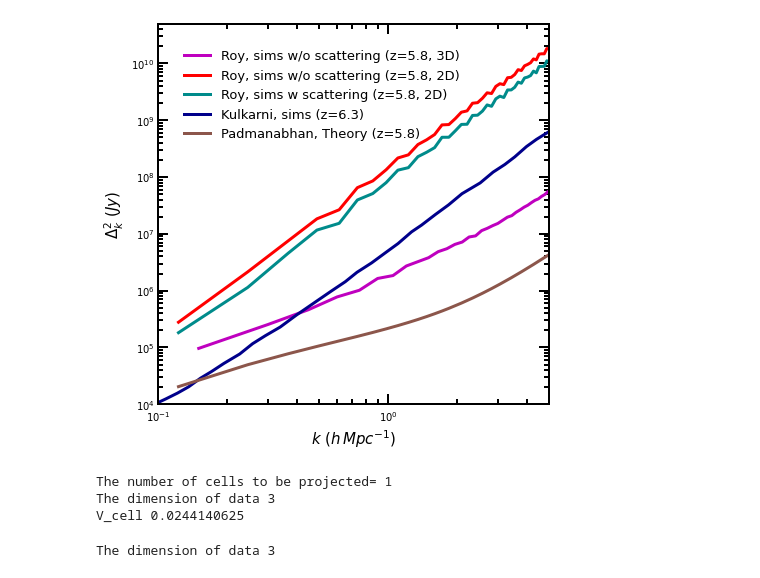
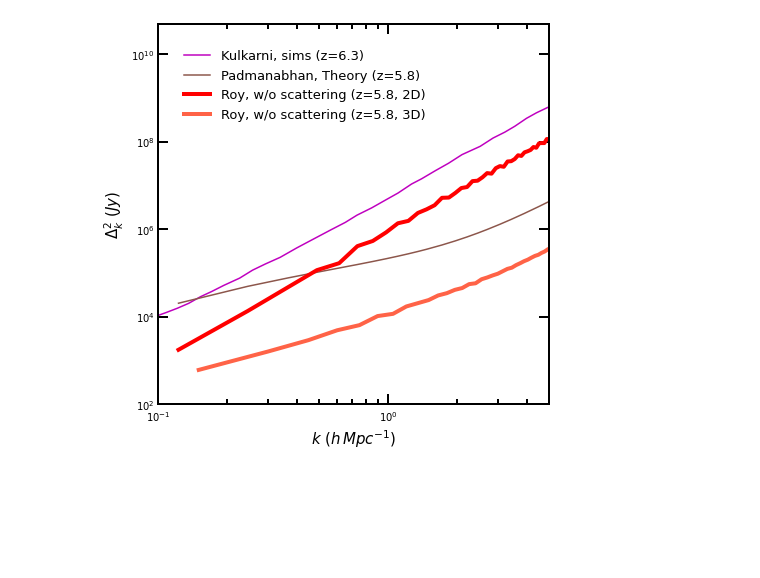
Before and after one commit to Anirbancosmo/Limpy, a Jupyter notebook: notebook/powerspectra.ipynb, the cells around one changed output. Drawn from its saved outputs; the diff is of its cells as text; code cells hidden in the pictures; blank space fills up the shorter version.

```diff
--- a/notebook/powerspectra.ipynb
+++ b/notebook/powerspectra.ipynb
@@ -72,7 +129,7 @@ dk_sims=((k_ns)**3*(pk_ns))/(2*np.pi**2)
 # %%
 print("making the luminsoity grid")
 gi=ll.calc_intensity_3d(boxsize, ngrid, halo_file,halo_redshift, line_name='CII',\
-                        halo_cutoff_mass=1e11, use_scatter=True,halocat_file_type='dat', unit='mpc')
+                        halo_cutoff_mass=1e11, use_scatter=False,halocat_file_type='dat', unit='mpc')
 
 k_s, pk_s= utils.powerspectra_2d(gi, boxsize, ngrid, project_length=0.10, volume_normalization=False)
 
@@ -87,6 +141,23 @@ V_cell 0.0244140625
 # %%
-k=k_s
-pk_theory=lt.Pk_line(k,5.8,line_name=line_name,label='total',pk_unit='intensity')
-dk_theory=k**3*pk_theory/(2*np.pi**2)
+
+pk_theory=lt.Pk_line(k_s,5.8,line_name=line_name,label='total',pk_unit='intensity')
+dk_theory=k_s**3*pk_theory/(2*np.pi**2)
 # %%
 kkul, dkkul=np.loadtxt("/Users/anirbanroy/Downloads/CII_kulkarni_z6.3.dat", unpack=True)
+# %%
+k=[]
+pk=[]
+for i in range(30):
+    print("doing for loop no", i)
+
+    #print("making the luminsoity grid")
+    gi=ll.calc_intensity_3d(boxsize, ngrid, halo_file,halo_redshift, line_name='CII',\
+                        halo_cutoff_mass=1e11, use_scatter=True,halocat_file_type='dat', unit='mpc')
+
+    #print("shape of gi is", np.shape(gi))
+
+    g3d=gi.reshape(512,512,512)
+    #print("Calculating power spectra")
+    g2d=utils.slice_2d(g3d,512,1)
+    k_ns, pk_ns= utils.powerspectra_2d(g2d, boxsize, ngrid, volume_normalization=False)
+    k.append(k_ns), pk.append(pk_ns)
@@ -93,25 +182,30 @@ kkul, dkkul=np.loadtxt("/Users/anirbanroy/Downloads/CII_kulkarni_z6.3.dat", unpa
 # %%
 d_3i=(k_3i[1:])**3 * p_3i/2.0/np.pi**2
-plt.plot(k_3i[1:], d_3i, lw=3, color='m', label="Roy, sims w/o scattering (z=5.8, 3D)")
 
-plt.plot(k, dk_sims,lw=3,color='r', label="Roy, sims w/o scattering (z=5.8, 2D)")
-plt.plot(k, dk_s_sims,lw=3,color='darkcyan', label="Roy, sims w scattering (z=5.8, 2D)")
+plt.plot(kkul, dkkul,lw=1.5, color='m',label="Kulkarni, sims (z=6.3)")
+plt.plot(k_s, dk_theory,lw=1.5,color='C5', label="Padmanabhan, Theory (z=5.8)")
 
-plt.plot(kkul, dkkul,lw=3, color='darkblue',label="Kulkarni, sims (z=6.3)")
-plt.plot(k, dk_theory,lw=3,color='C5', label="Padmanabhan, Theory (z=5.8)")
+'''
+for j in range(len(k)):
+    dk=k[j]**3*pk[j]/2.0/np.pi**2
+    plt.plot(k[j], dk, lw=1, color='g', alpha=0.5)
+'''
 
+plt.plot(k_s, dk_s_sims/(4*np.pi)**2,lw=4,color='r', label="Roy, w/o scattering (z=5.8, 2D)")
+#plt.plot(k_s, dk_s_sims,lw=3,color='darkcyan', label="Roy, sims w scattering (z=5.8, 2D)")
+plt.plot(k_3i[1:], d_3i/(4*np.pi)**2, lw=4, color='tomato', label="Roy, w/o scattering (z=5.8, 3D)")
 
 plt.xscale("log")
 plt.yscale("log")
 plt.xlim(1e-1, 5)
-plt.ylim(1e4, 5e10)
-plt.legend(loc=0, frameon=False, fontsize=13)
+plt.ylim(1e2, 5e10)
+plt.legend(loc=2, frameon=False, fontsize=13)
 
 #plt.xlim((2*np.pi)/80, (np.pi*512)/80)
 
 plt.ylabel(r"$\Delta_k^2\,\,(Jy)$")
 plt.xlabel(r"$k\,\,(h\,Mpc^{-1})$")
 
 plt.savefig("powerspecta.pdf")
 # %% [output]
-[figure, old version]
+[figure, new version]
@@ -126,6 +211,0 @@ dg=dens_gas.reshape(512,512,512)
-# %%
-kd, pkd=utils.powerspectra_2d(dg, boxlength, ngrid, project_length=0.1)
-# %% [output]
-The number of cells to be projected= 1
-The dimension of data 3
-V_cell 0.0244140625
@@ -134,4 +211,0 @@ pk3d, k3d = pbox.get_power(dg,80, bin_ave=False,   vol_normalised_power=False)
-# %%
-ni=utils.slice_2d(dg,512,1)
-# %% [output]
-The dimension of data 3
```
Also changed, not shown: parts of 34 cells of this notebook, 15 other files.
